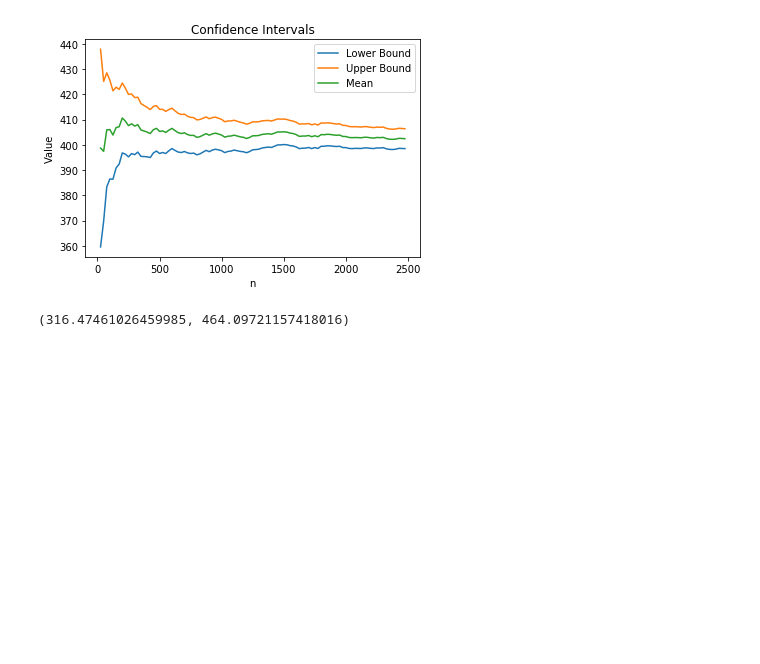
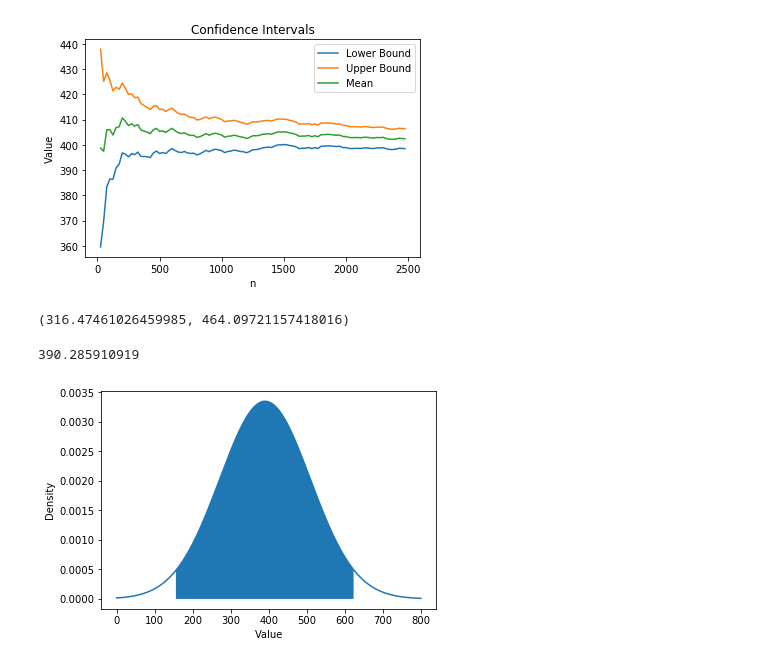
Before and after one commit to FinanceAndPython/FinanceAndPython.com-Statistics, a Jupyter notebook: 8 Confidence Interval.ipynb, the cells around one changed output. Saved outputs shown, nothing was run; the diff lists cells and outputs as text; code cells hidden in the pictures; blank space fills up the shorter version.

```diff
--- a/8 Confidence Interval.ipynb
+++ b/8 Confidence Interval.ipynb
@@ -267,3 +267,13 @@ pts = dist.rvs(10,random_state=1)
 confidenceInterval2(pts,.95)
 # %% [output]
 (316.47461026459985, 464.09721157418016)
+# %%
+sd = pts.std()
+mean = np.mean(pts)
+print(mean)
+sampleDist = scipy.stats.norm(mean,sd)
+plotter = normalPlotter(sampleDist)
+plotter.curveArea(.95,800)
+# %% [output]
+390.285910919
+[figure, added]
```
